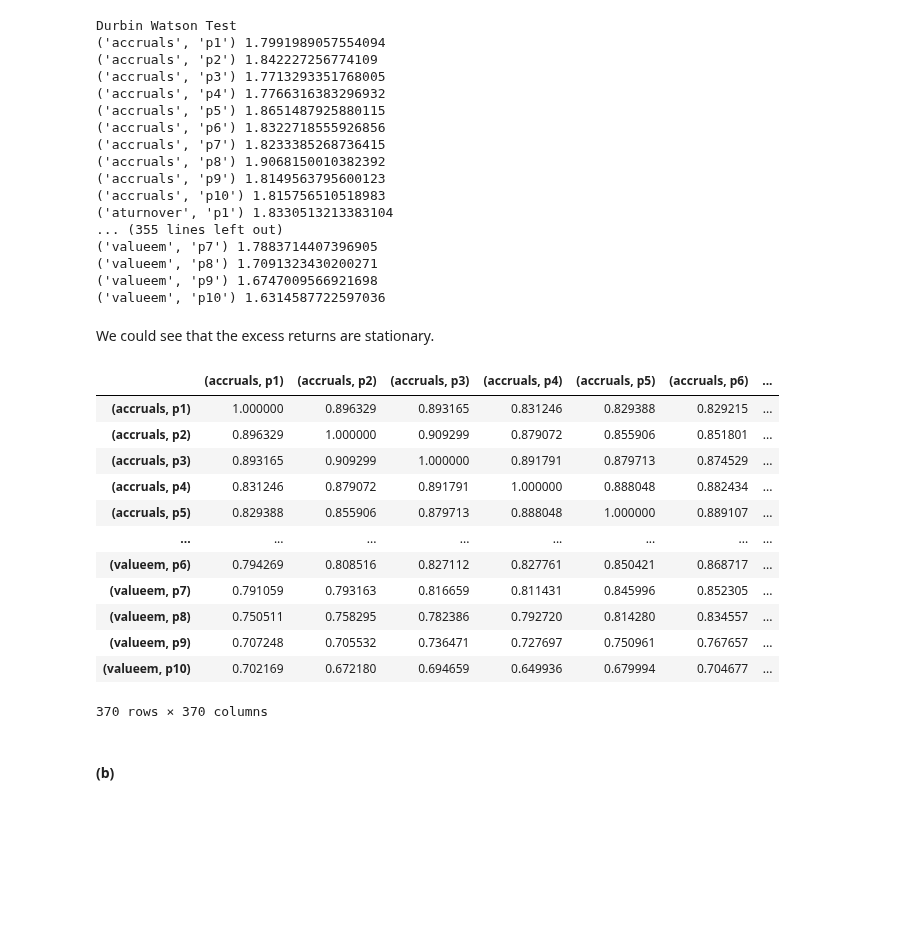
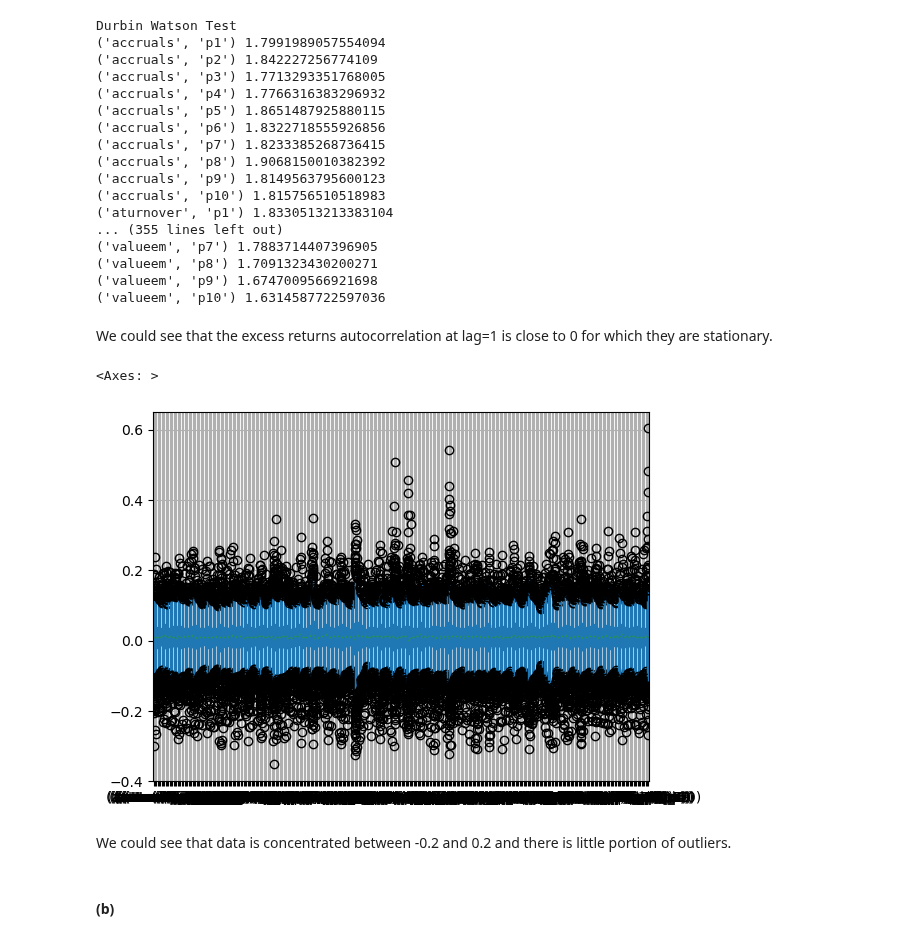
Before and after one commit to lmaksymenko/BerkeleyCourses, a Jupyter notebook: MFE230E/Answers_to_PS7_230E_NQ.ipynb, the cells around one changed output. Drawn from its saved outputs; the diff is of its cells as text; code cells hidden in the pictures; blank space fills up the shorter version.

```diff
--- a/MFE230E/Answers_to_PS7_230E_NQ.ipynb
+++ b/MFE230E/Answers_to_PS7_230E_NQ.ipynb
@@ -54,23 +54,14 @@ Durbin Watson Test
 ('valueem', 'p9') 1.6747009566921698
 ('valueem', 'p10') 1.6314587722597036
 # %% [markdown]
-We could see that the excess returns are stationary.
+We could see that the excess returns autocorrelation at lag=1 is close to 0 for which they are stationary.
 # %%
-data.corr()
+data.boxplot()
 # %% [output]
-|  | (accruals, p1) | (accruals, p2) | (accruals, p3) | (accruals, p4) | (accruals, p5) | (accruals, p6) | ... |
-| (accruals, p1) | 1.000000 | 0.896329 | 0.893165 | 0.831246 | 0.829388 | 0.829215 | ... |
-| (accruals, p2) | 0.896329 | 1.000000 | 0.909299 | 0.879072 | 0.855906 | 0.851801 | ... |
-| (accruals, p3) | 0.893165 | 0.909299 | 1.000000 | 0.891791 | 0.879713 | 0.874529 | ... |
-| (accruals, p4) | 0.831246 | 0.879072 | 0.891791 | 1.000000 | 0.888048 | 0.882434 | ... |
-| (accruals, p5) | 0.829388 | 0.855906 | 0.879713 | 0.888048 | 1.000000 | 0.889107 | ... |
-| ... | ... | ... | ... | ... | ... | ... | ... |
-| (valueem, p6) | 0.794269 | 0.808516 | 0.827112 | 0.827761 | 0.850421 | 0.868717 | ... |
-| (valueem, p7) | 0.791059 | 0.793163 | 0.816659 | 0.811431 | 0.845996 | 0.852305 | ... |
-| (valueem, p8) | 0.750511 | 0.758295 | 0.782386 | 0.792720 | 0.814280 | 0.834557 | ... |
-| (valueem, p9) | 0.707248 | 0.705532 | 0.736471 | 0.727697 | 0.750961 | 0.767657 | ... |
-| (valueem, p10) | 0.702169 | 0.672180 | 0.694659 | 0.649936 | 0.679994 | 0.704677 | ... |
-370 rows × 370 columns
+<Axes: >
+[figure, added]
+# %% [markdown]
+We could see that data is concentrated between -0.2 and 0.2 and there is little portion of outliers.
 # %% [markdown]
 #### (b)
 # %%
```
Also changed, not shown: parts of 5 cells of this notebook.
